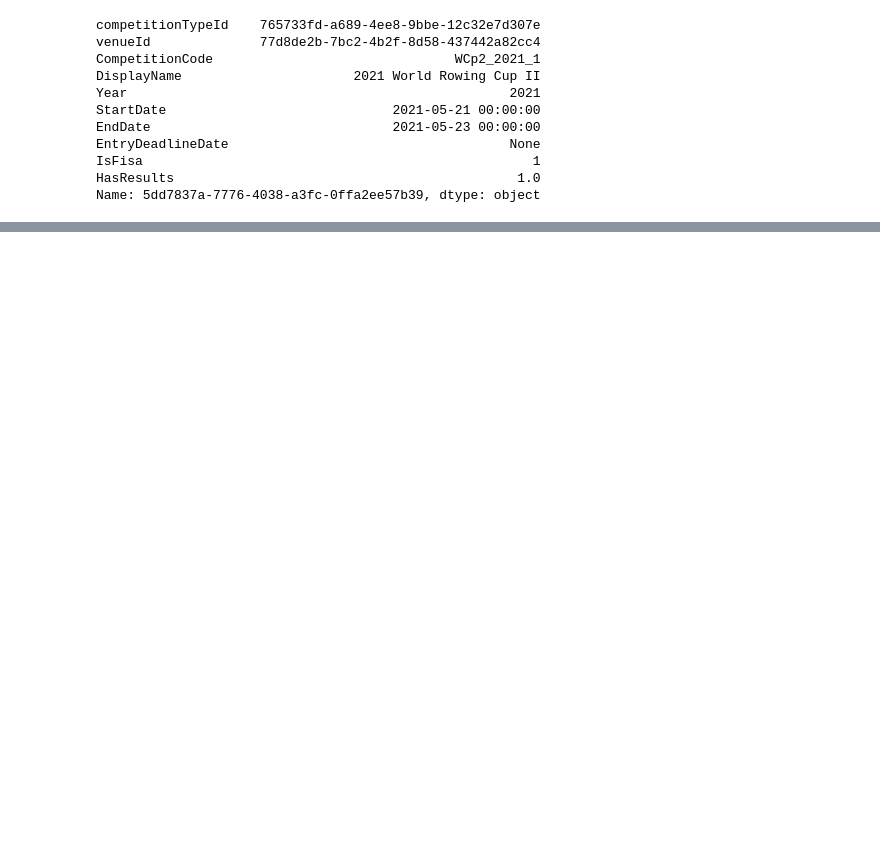
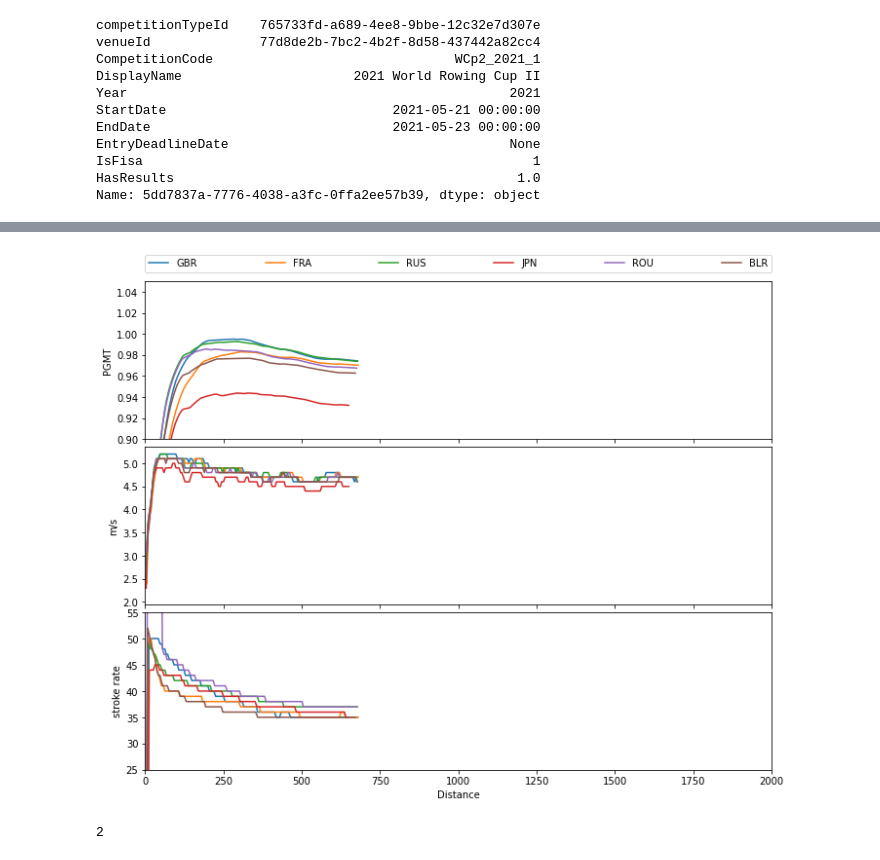
Before and after one commit to matthewghgriffiths/rowing, a Jupyter notebook: Live tracking example.ipynb, the cells around one changed output, grey strips where cells are left out. Cells and saved outputs as stored; diff of their text form; code cells hidden in the pictures; blank space fills up the shorter version.

```diff
--- a/Live tracking example.ipynb
+++ b/Live tracking example.ipynb
@@ -57,0 +61,21 @@ axes[0].set_ylim(0.9, 1.05)
+# %%
+def update_lines(lines, live_data):
+    countries = live_data.time.columns
+    for i, c in enumerate(live_data.time.columns):
+        lines[0][i].set_data(
+            live_data.distanceTravelled[c],
+            live_data.PGMT[c],
+        )
+        lines[1][i].set_data(
+            live_data.distanceTravelled[c],
+            live_data.metrePerSecond[c],
+        )
+        lines[2][i].set_data(
+            live_data.distanceTravelled[c],
+            live_data.strokeRate[c],
+        )
+
+    return sum(lines, [])
+
+def animate(i):
+    return update_lines(lines, live_data.loc[:i])
@@ -57,0 +86,20 @@ axes[0].set_ylim(0.9, 1.05)
+# %%
+# %%matplotlib inline
+
+i = 0
+while True:
+    try:
+        animate(i)
+        display(f)
+        clear_output(wait=True)
+#         time.sleep(0.1)
+        i = (i + 1) % len(live_data)
+    except KeyboardInterrupt:
+        break
+# %% [output]
+[figure, added]
+# %%
+i = (i + 1) % len(live_data)
+i
+# %% [output]
+2
```
Also changed, not shown: parts of 15 cells of this notebook, 4 other files.
